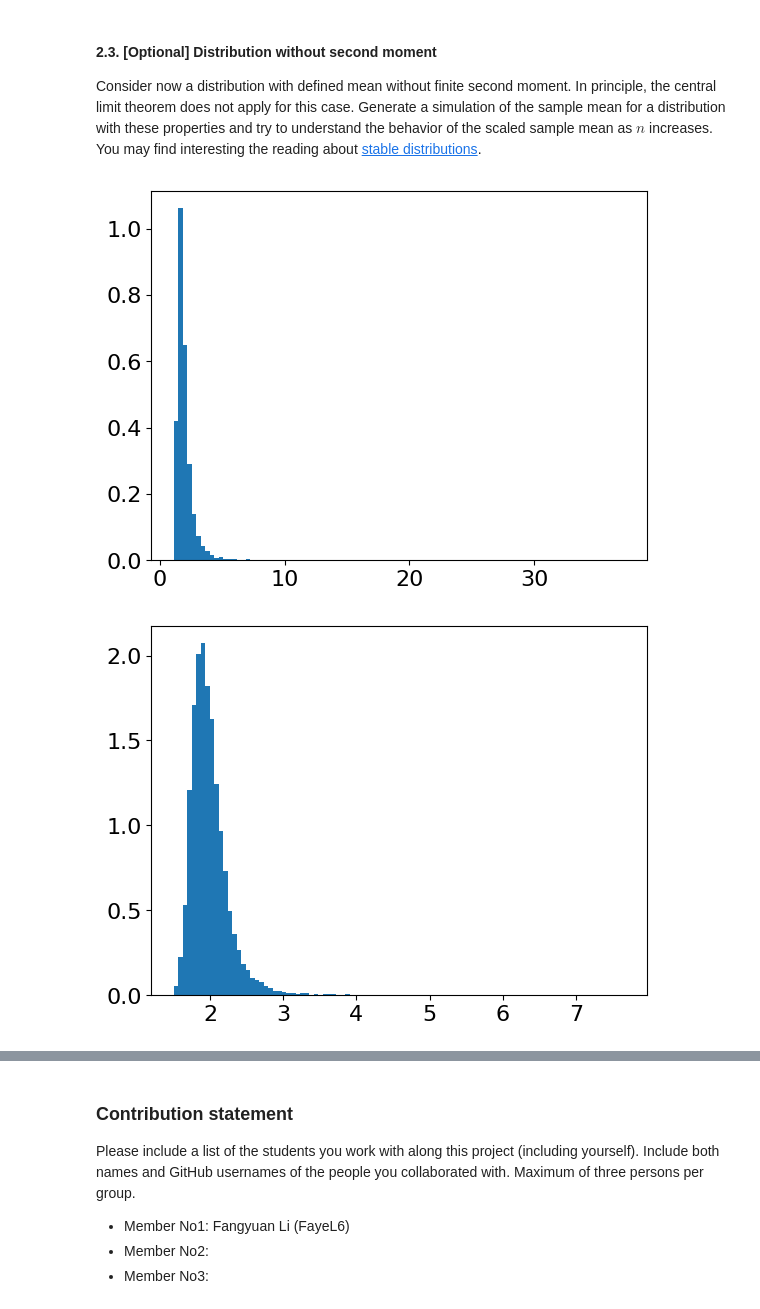
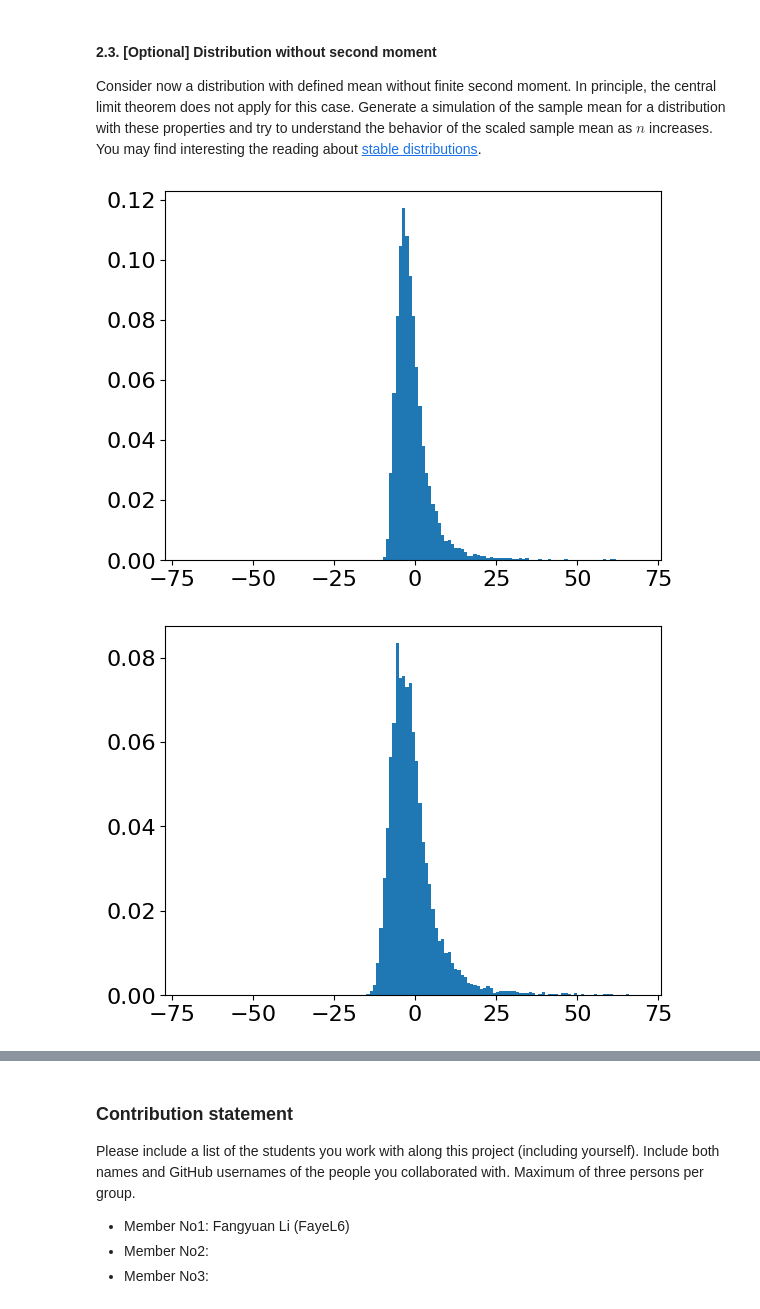
Before and after one commit to UCB-stat-201a-fall23/project02-FayeL6, a Jupyter notebook: Project02-Concentration.ipynb, the cells around one changed output, grey strips where cells are left out. Cells and saved outputs as stored; diff of their text form; code cells hidden in the pictures.

```diff
--- a/Project02-Concentration.ipynb
+++ b/Project02-Concentration.ipynb
@@ -236,20 +236,19 @@ Consider now a distribution with defined mean without finite second moment. In p
 # %%
 def CLT_infinite_second_moment(n):
     times = 10000
-    num = 100
-    alpha = 2.0
+    alpha = 1.6
     x_min = 1.0
 
     mean = alpha*x_min/(alpha-1)
 
     sample_mean = [np.mean(x) for x in stats.pareto.rvs(b=alpha, scale=x_min, size=(times,n))]
-    plt.hist(np.array(sample_mean), bins=100, density=True)
+    plt.hist(np.sqrt(n)*(np.array(sample_mean)-mean), bins=np.arange(-70,70), density=True)
 # %%
-CLT_infinite_second_moment(10)
+CLT_infinite_second_moment(100)
 # %% [output]
-[figure, old version]
+[figure, new version]
 # %%
-CLT_infinite_second_moment(100)
+CLT_infinite_second_moment(500)
 # %% [output]
-[figure, old version]
+[figure, new version]
 # %%
```
Also changed, not shown: parts of 5 cells of this notebook.
